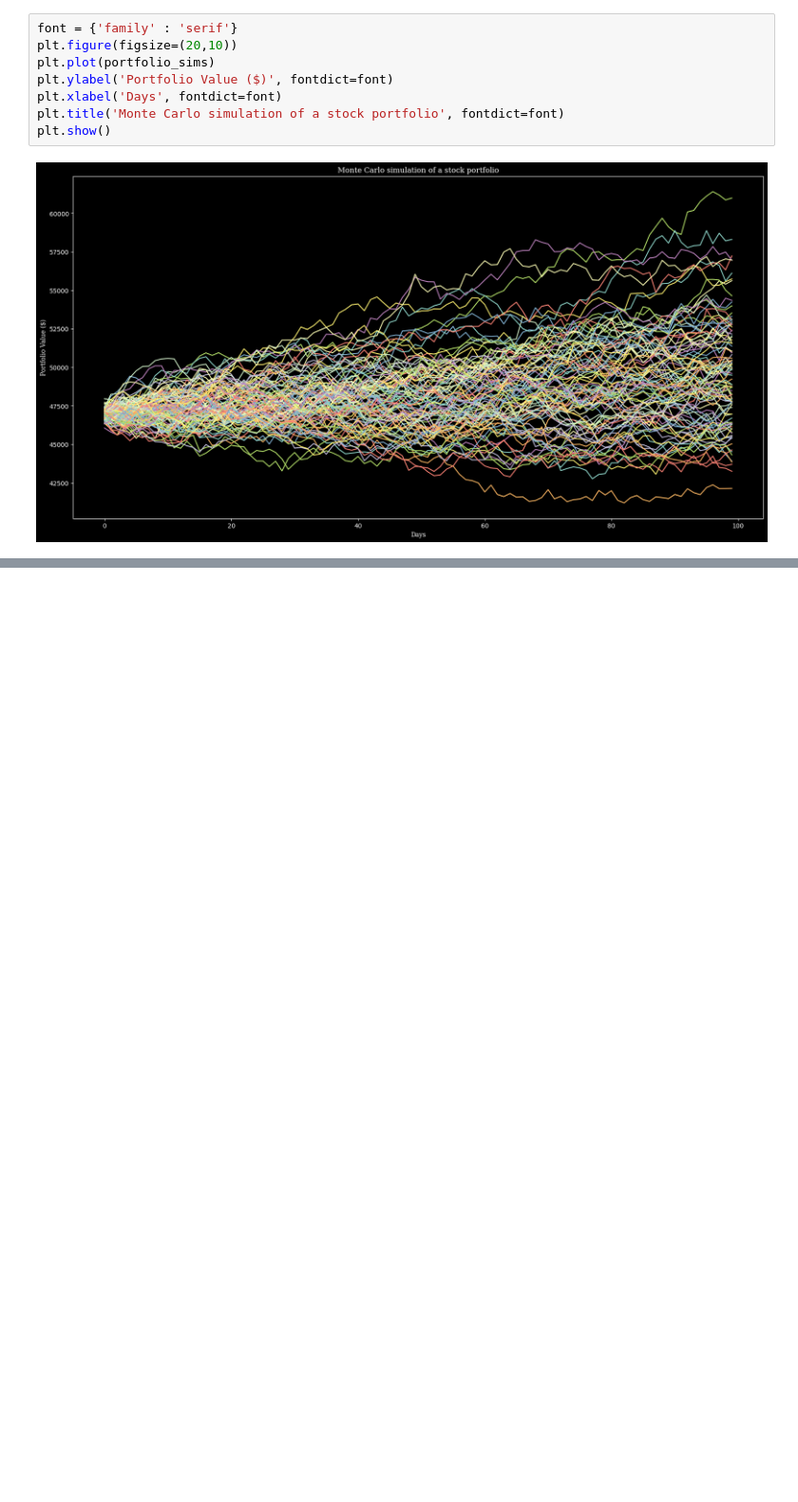
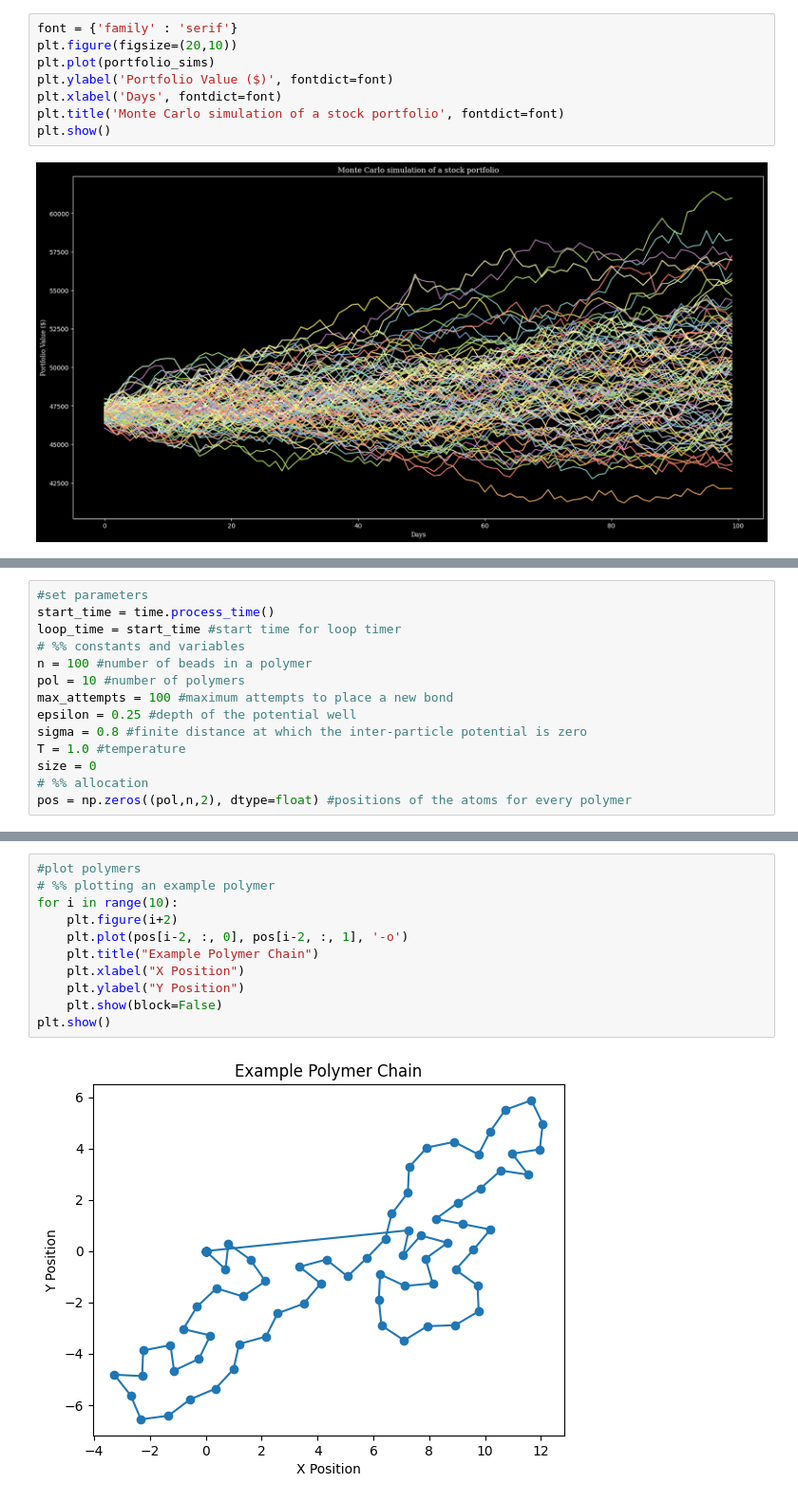
Before and after one commit to nyreemarsh/computer-simulations, a Jupyter notebook: monte_carlo_simulation.ipynb, the cells around one changed output, grey strips where cells are left out. Shown at 95% size. Cells and saved outputs as stored; diff of their text form; blank space fills up the shorter version.

```diff
--- a/monte_carlo_simulation.ipynb
+++ b/monte_carlo_simulation.ipynb
@@ -156,0 +163,14 @@ plt.show()
+# %%
+#set parameters
+start_time = time.process_time()
+loop_time = start_time #start time for loop timer
+# %% constants and variables
+n = 100 #number of beads in a polymer
+pol = 10 #number of polymers
+max_attempts = 100 #maximum attempts to place a new bond
+epsilon = 0.25 #depth of the potential well
+sigma = 0.8 #finite distance at which the inter-particle potential is zero
+T = 1.0 #temperature
+size = 0
+# %% allocation
+pos = np.zeros((pol,n,2), dtype=float) #positions of the atoms for every polymer
@@ -156,0 +278,13 @@ plt.show()
+# %%
+#plot polymers
+# %% plotting an example polymer
+for i in range(10):
+    plt.figure(i+2)
+    plt.plot(pos[i-2, :, 0], pos[i-2, :, 1], '-o')
+    plt.title("Example Polymer Chain")
+    plt.xlabel("X Position")
+    plt.ylabel("Y Position")
+    plt.show(block=False)
+plt.show()
+# %% [output]
+[figure, added]
```
Also changed, not shown: parts of 11 cells of this notebook.
